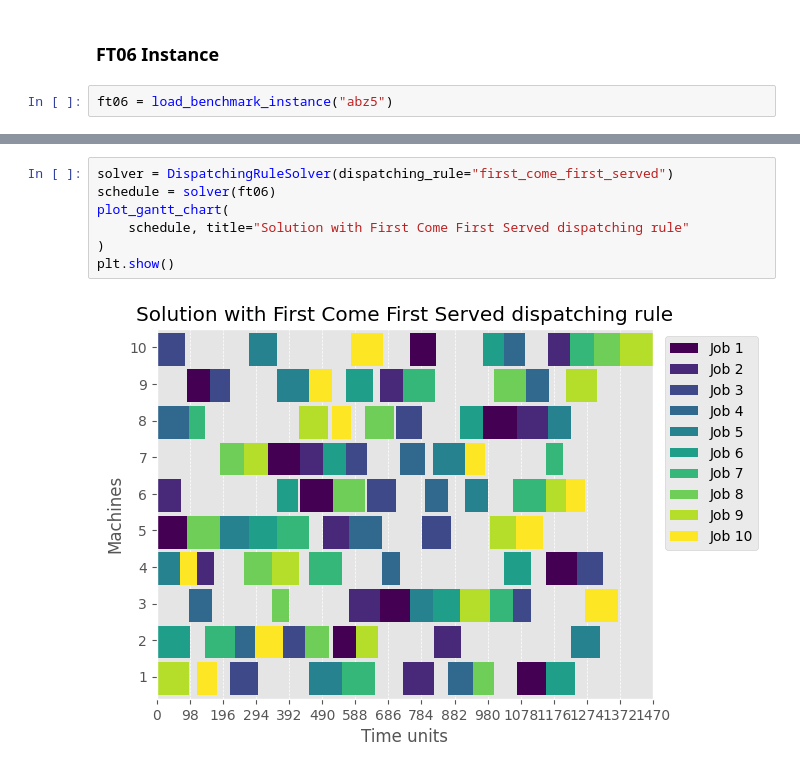
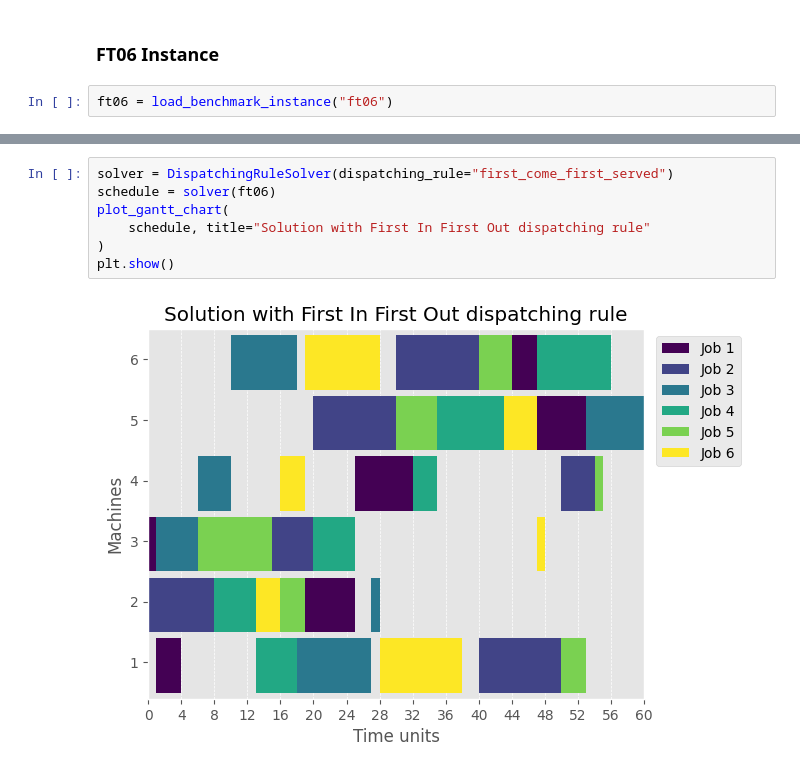
Before and after one commit to Pabloo22/job_shop_lib, a Jupyter notebook: tutorial/03-Dispatching-Rules.ipynb, the cells around one changed output, grey strips where cells are left out. Drawn from its saved outputs; the diff is of its cells as text.

```diff
--- a/tutorial/03-Dispatching-Rules.ipynb
+++ b/tutorial/03-Dispatching-Rules.ipynb
@@ -50,7 +59,7 @@ plt.show()
 # %% [markdown]
 ### FT06 Instance
 # %%
-ft06 = load_benchmark_instance("abz5")
+ft06 = load_benchmark_instance("ft06")
 # %%
 solver = DispatchingRuleSolver(dispatching_rule="most_work_remaining")
 schedule = solver(ft06)
@@ -72,9 +79,9 @@ plot_gantt_chart(
 # %%
 solver = DispatchingRuleSolver(dispatching_rule="first_come_first_served")
 schedule = solver(ft06)
 plot_gantt_chart(
-    schedule, title="Solution with First Come First Served dispatching rule"
+    schedule, title="Solution with First In First Out dispatching rule"
 )
 plt.show()
 # %% [output]
-[figure, old version]
+[figure, new version]
```
Also changed, not shown: parts of 4 cells of this notebook, 3 other files.
